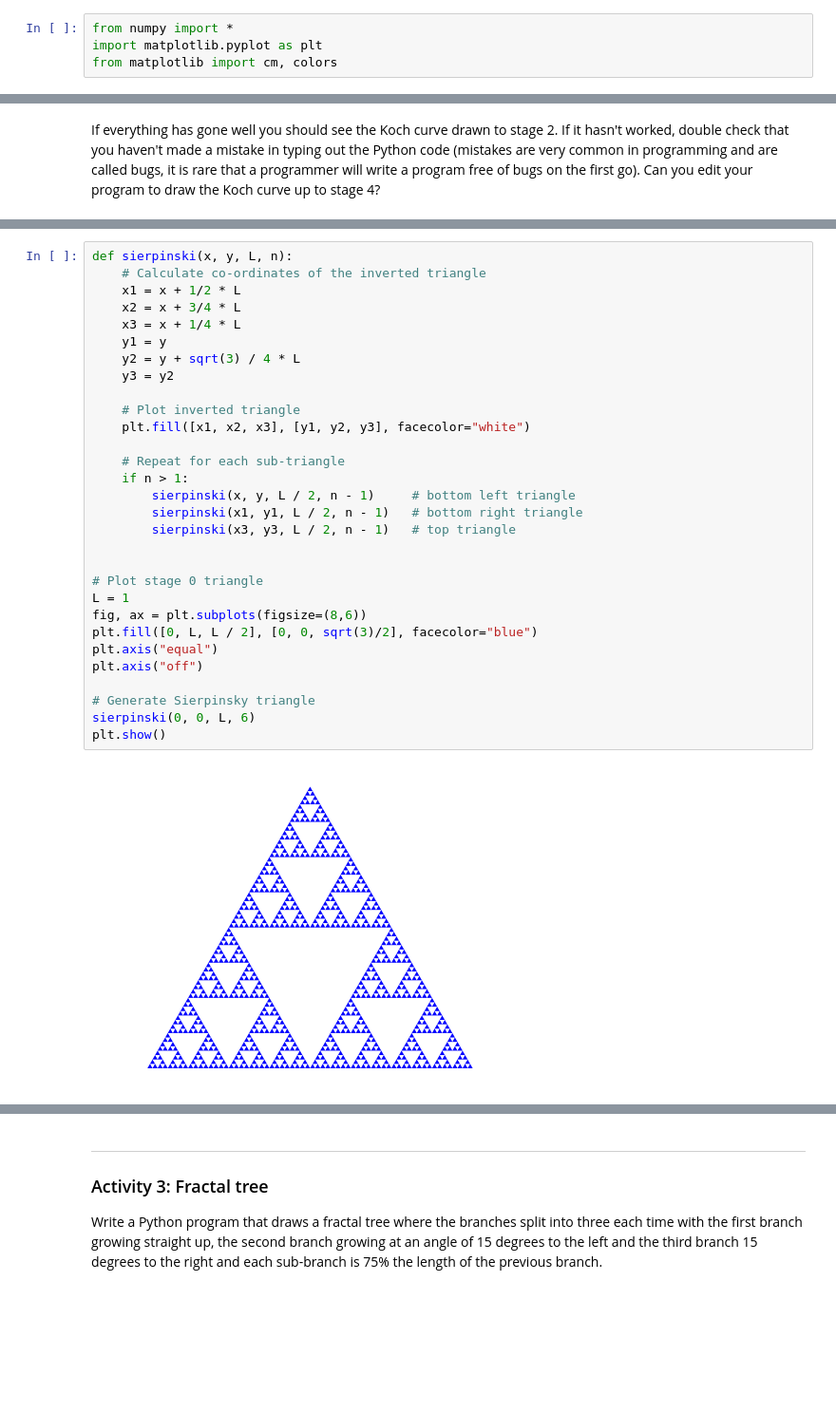
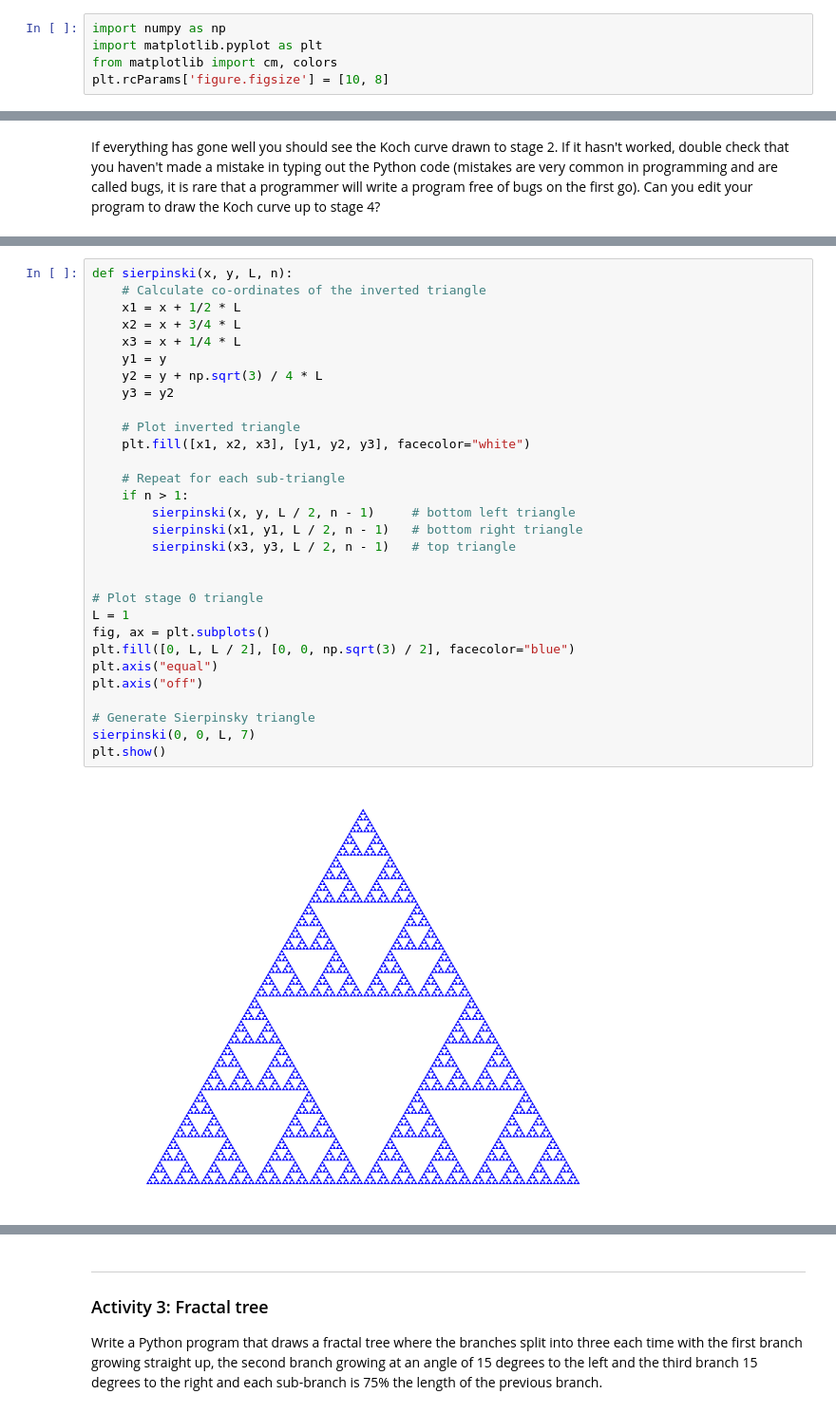
Before and after one commit to jonshiach/Outreach, a Jupyter notebook: Fractals_solutions.ipynb, the cells around one changed output, grey strips where cells are left out. Shown: that part at 95% size. Drawn from its saved outputs; the diff is of its cells as text; blank space fills up the shorter version.

```diff
--- a/Fractals_solutions.ipynb
+++ b/Fractals_solutions.ipynb
@@ -72,7 +65,8 @@ This Jupyter notebook will introduce you to fractals and how we can draw fractal
 
 Jupyter notebooks are documents that combine text and Python code which allow readable documents such as this one to be created that contain executable code used to perform calculations. To run code in a notebook simply click on the code and then on the run button, or alternatively, press the **ctrl + enter** keys at the same time. Since we will be using commands to perform calculations and produce plots of fractals we need to import some commands to help us to do this. Run the code below to import the commands.
 # %%
-from numpy import *
+import numpy as np
 import matplotlib.pyplot as plt
 from matplotlib import cm, colors
+plt.rcParams['figure.figsize'] = [10, 8]
 # %% [markdown]
@@ -285,35 +279,35 @@ plt.show()
 # %%
 def sierpinski(x, y, L, n):
     # Calculate co-ordinates of the inverted triangle
     x1 = x + 1/2 * L
     x2 = x + 3/4 * L
     x3 = x + 1/4 * L
     y1 = y
-    y2 = y + sqrt(3) / 4 * L
+    y2 = y + np.sqrt(3) / 4 * L
     y3 = y2
 
     # Plot inverted triangle
     plt.fill([x1, x2, x3], [y1, y2, y3], facecolor="white")
 
     # Repeat for each sub-triangle
     if n > 1:
         sierpinski(x, y, L / 2, n - 1)     # bottom left triangle
         sierpinski(x1, y1, L / 2, n - 1)   # bottom right triangle
         sierpinski(x3, y3, L / 2, n - 1)   # top triangle
 
 
 # Plot stage 0 triangle
 L = 1
-fig, ax = plt.subplots(figsize=(8,6))
-plt.fill([0, L, L / 2], [0, 0, sqrt(3)/2], facecolor="blue")
+fig, ax = plt.subplots()
+plt.fill([0, L, L / 2], [0, 0, np.sqrt(3) / 2], facecolor="blue")
 plt.axis("equal")
 plt.axis("off")
 
 # Generate Sierpinsky triangle
-sierpinski(0, 0, L, 6)
+sierpinski(0, 0, L, 7)
 plt.show()
 # %% [output]
-[figure, old version]
+[figure, new version]
 # %% [markdown]
 ---
 ### Activity 2: The Sierpinski carpet
```
Also changed, not shown: parts of 21 cells of this notebook.
